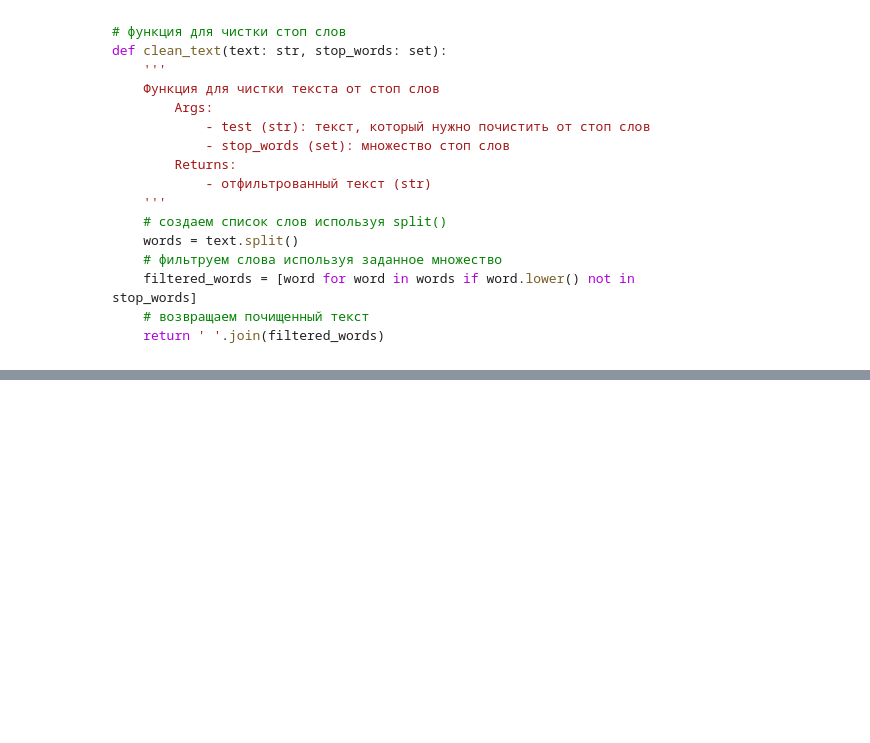
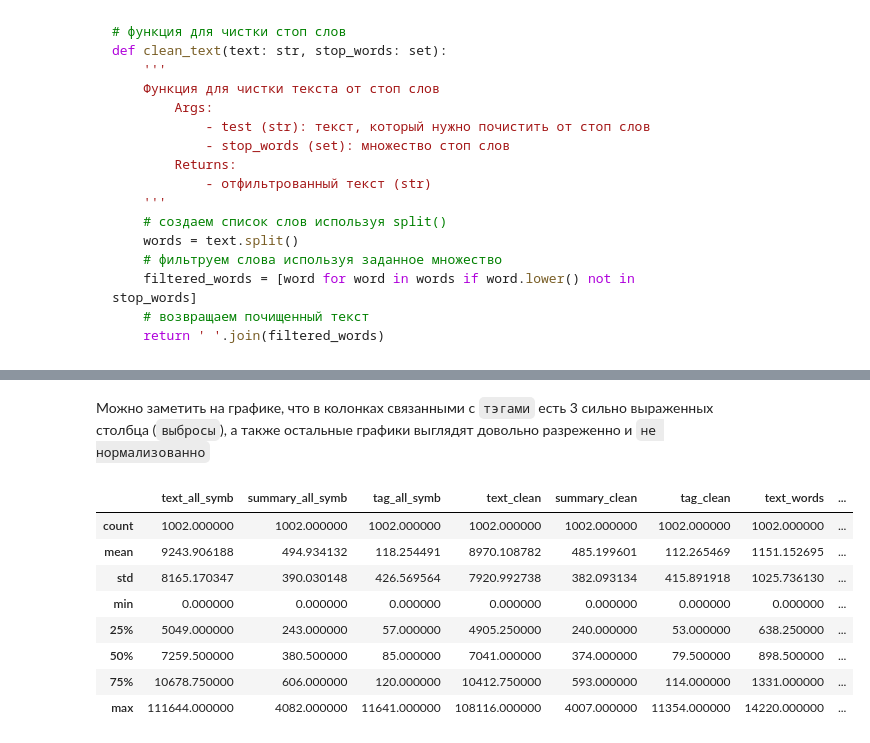
Before and after one commit to Rainfue/NLP-summary, a Jupyter notebook: Module1/Report_M1.ipynb, the cells around one changed output, grey strips where cells are left out. Drawn from its saved outputs; the diff is of its cells as text; code cells hidden in the pictures; blank space fills up the shorter version.

```diff
--- a/Module1/Report_M1.ipynb
+++ b/Module1/Report_M1.ipynb
@@ -783,0 +237,6 @@ print(f'\n\n\n>> Generated summary: {gen_summary}')
+# %%
+# путь к основной папке
+data_dir = '../Data/DATASET'
+# логирование
+print(f'Путь существует: {os.path.exists(data_dir)}')
+print(f'Кол-во статей в наборе: {len(os.listdir(data_dir))}')
@@ -783,0 +248,5 @@ print(f'\n\n\n>> Generated summary: {gen_summary}')
+# %%
+# создаем датасет по набору данных
+dataset = Dataset.from_list(reorganize_dataset(data_dir))
+# выводим структуру датасета
+dataset
@@ -783,0 +290,5 @@ print(f'\n\n\n>> Generated summary: {gen_summary}')
+# %%
+# получаю датафрейм в формате pd.DataFrame
+df_baseline = pd.DataFrame(dataset)
+# вывожу 5 первых строк датафрейма
+df_baseline.head()
@@ -783,0 +311,15 @@ print(f'\n\n\n>> Generated summary: {gen_summary}')
+# %% [markdown]
+Можно заметить на графике, что в колонках связанными с `тэгами` есть 3 сильно выраженных столбца (`выбросы`), а также остальные графики выглядят довольно разреженно и `не нормализованно`
+# %%
+# вывожу описание числовых колонок датафрейма
+df_baseline.describe()
+# %% [output]
+|  | text_all_symb | summary_all_symb | tag_all_symb | text_clean | summary_clean | tag_clean | text_words | ... |
+| count | 1002.000000 | 1002.000000 | 1002.000000 | 1002.000000 | 1002.000000 | 1002.000000 | 1002.000000 | ... |
+| mean | 9243.906188 | 494.934132 | 118.254491 | 8970.108782 | 485.199601 | 112.265469 | 1151.152695 | ... |
+| std | 8165.170347 | 390.030148 | 426.569564 | 7920.992738 | 382.093134 | 415.891918 | 1025.736130 | ... |
+| min | 0.000000 | 0.000000 | 0.000000 | 0.000000 | 0.000000 | 0.000000 | 0.000000 | ... |
+| 25% | 5049.000000 | 243.000000 | 57.000000 | 4905.250000 | 240.000000 | 53.000000 | 638.250000 | ... |
+| 50% | 7259.500000 | 380.500000 | 85.000000 | 7041.000000 | 374.000000 | 79.500000 | 898.500000 | ... |
+| 75% | 10678.750000 | 606.000000 | 120.000000 | 10412.750000 | 593.000000 | 114.000000 | 1331.000000 | ... |
+| max | 111644.000000 | 4082.000000 | 11641.000000 | 108116.000000 | 4007.000000 | 11354.000000 | 14220.000000 | ... |
```
Also changed, not shown: parts of 156 cells of this notebook, 16 other files.
